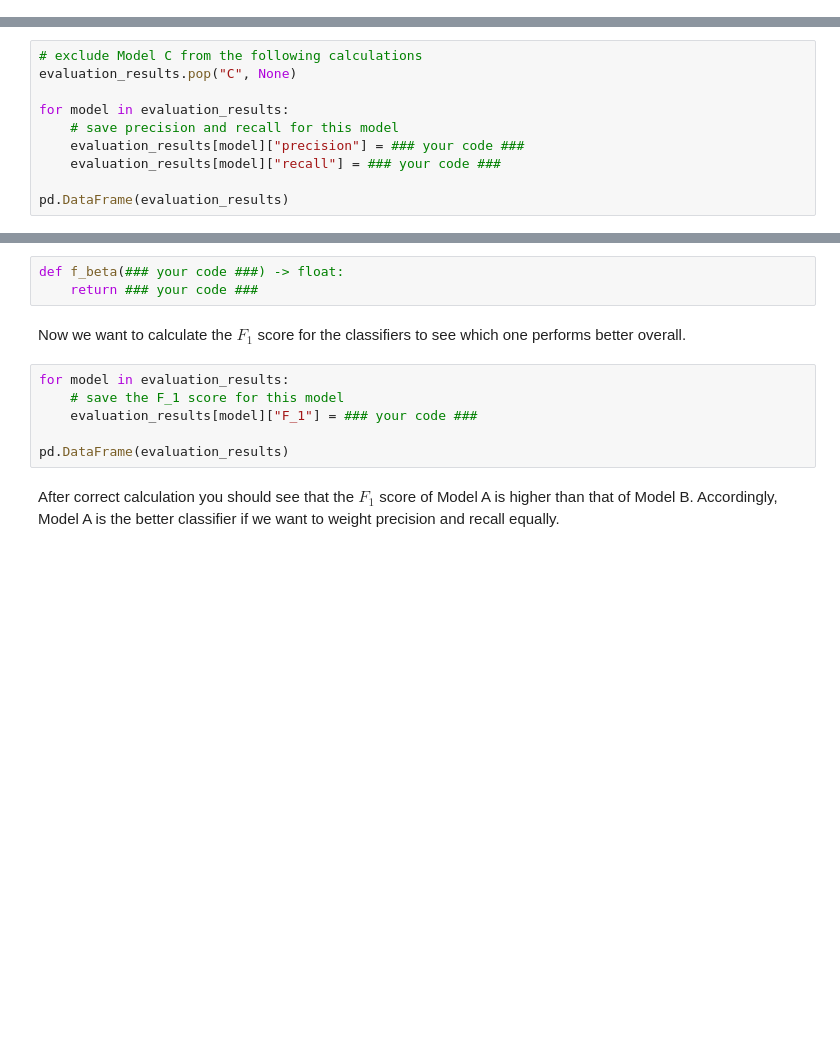
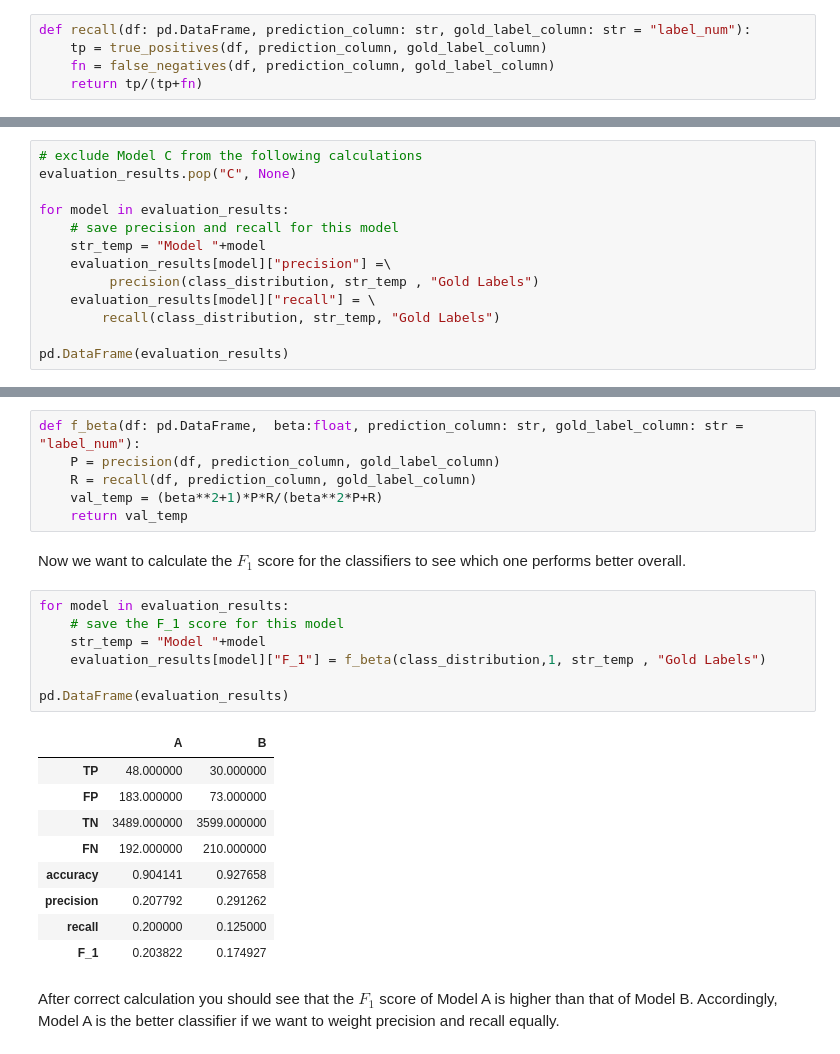
Before and after one commit to shreyanshu28/text-analysis, a Jupyter notebook: Assignment3/DSTA_assignment_3_students.ipynb, the cells around one changed output, grey strips where cells are left out. Cells and saved outputs as stored; diff of their text form; blank space fills up the shorter version.

```diff
--- a/Assignment3/DSTA_assignment_3_students.ipynb
+++ b/Assignment3/DSTA_assignment_3_students.ipynb
@@ -765,3 +1030,8 @@ def recall(### your code ###) -> float:
+# %%
+def recall(df: pd.DataFrame, prediction_column: str, gold_label_column: str = "label_num"):
+    tp = true_positives(df, prediction_column, gold_label_column)
+    fn = false_negatives(df, prediction_column, gold_label_column)
+    return tp/(tp+fn)
 # %% [markdown]
 Now we can calculate precision and recall for the classifiers to see which classifier performs better overall.
 
@@ -772,7 +1042,10 @@ evaluation_results.pop("C", None)
 
 for model in evaluation_results:
     # save precision and recall for this model
-    evaluation_results[model]["precision"] = ### your code ###
-    evaluation_results[model]["recall"] = ### your code ###
+    str_temp = "Model "+model
+    evaluation_results[model]["precision"] =\
+         precision(class_distribution, str_temp , "Gold Labels")
+    evaluation_results[model]["recall"] = \
+        recall(class_distribution, str_temp, "Gold Labels")
 
 pd.DataFrame(evaluation_results)
@@ -791,17 +1073,31 @@ F_1 = \frac{2 P R}{P + R}
 $$
 # %% [markdown]
 Let us define a method to calculate the F-score based on the required parameters at first.
-# %%
-def f_beta(### your code ###) -> float:
-    return ### your code ###
+# %%
+def f_beta(df: pd.DataFrame,  beta:float, prediction_column: str, gold_label_column: str = "label_num"):
+    P = precision(df, prediction_column, gold_label_column)
+    R = recall(df, prediction_column, gold_label_column)
+    val_temp = (beta**2+1)*P*R/(beta**2*P+R)
+    return val_temp
 # %% [markdown]
 Now we want to calculate the $F_1$ score for the classifiers to see which one performs better overall.
 # %%
 for model in evaluation_results:
     # save the F_1 score for this model
-    evaluation_results[model]["F_1"] = ### your code ###
+    str_temp = "Model "+model
+    evaluation_results[model]["F_1"] = f_beta(class_distribution,1, str_temp , "Gold Labels")
 
 pd.DataFrame(evaluation_results)
+# %% [output]
+|  | A | B |
+| TP | 48.000000 | 30.000000 |
+| FP | 183.000000 | 73.000000 |
+| TN | 3489.000000 | 3599.000000 |
+| FN | 192.000000 | 210.000000 |
+| accuracy | 0.904141 | 0.927658 |
+| precision | 0.207792 | 0.291262 |
+| recall | 0.200000 | 0.125000 |
+| F_1 | 0.203822 | 0.174927 |
 # %% [markdown]
 After correct calculation you should see that the $F_1$ score of Model A is higher than that of Model B. Accordingly, Model A is the better classifier if we want to weight precision and recall equally.
 # %% [markdown]
```
Also changed, not shown: parts of 56 cells of this notebook.
